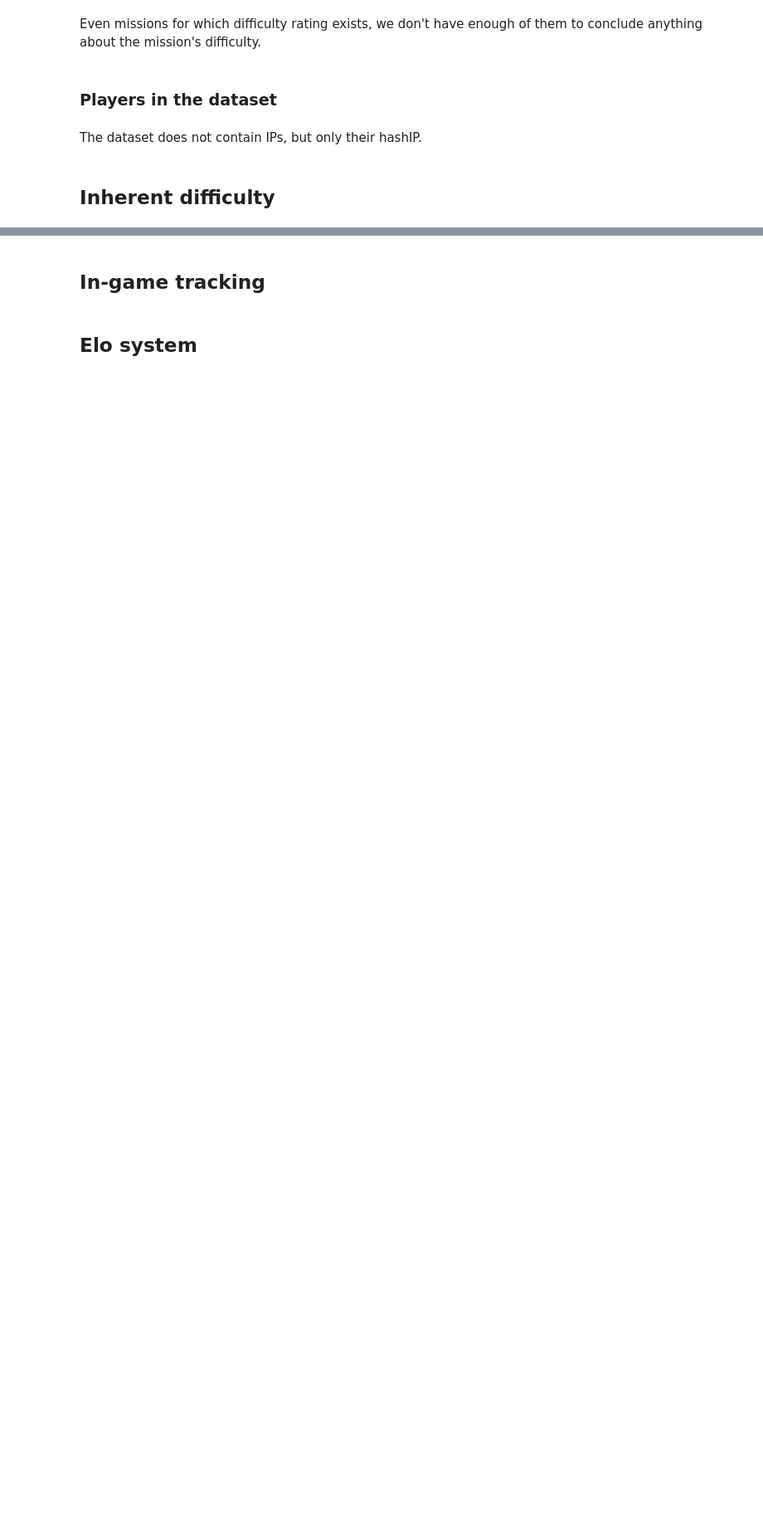
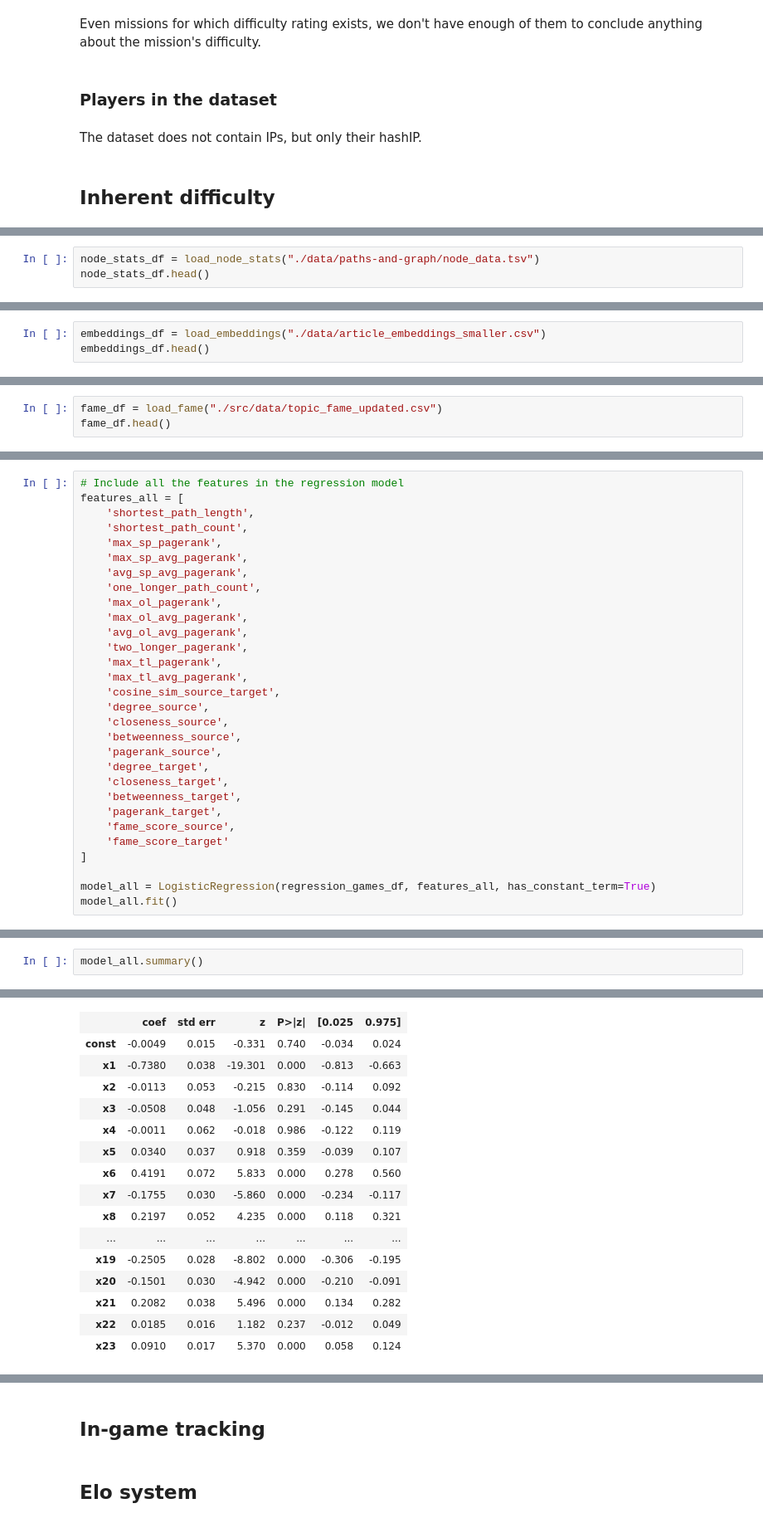
Before and after one commit to epfl-ada/ada-2024-project-outliars, a Jupyter notebook: results.ipynb, the cells around one changed output, grey strips where cells are left out. Shown at 83% size. Saved outputs shown, nothing was run; the diff lists cells and outputs as text; blank space fills up the shorter version.

```diff
--- a/results.ipynb
+++ b/results.ipynb
@@ -336,0 +351,3 @@ The dataset does not contain IPs, but only their hashIP.
+# %%
+node_stats_df = load_node_stats("./data/paths-and-graph/node_data.tsv")
+node_stats_df.head()
@@ -336,0 +363,3 @@ The dataset does not contain IPs, but only their hashIP.
+# %%
+embeddings_df = load_embeddings("./data/article_embeddings_smaller.csv")
+embeddings_df.head()
@@ -336,0 +375,3 @@ The dataset does not contain IPs, but only their hashIP.
+# %%
+fame_df = load_fame("./src/data/topic_fame_updated.csv")
+fame_df.head()
@@ -336,0 +444,30 @@ The dataset does not contain IPs, but only their hashIP.
+# %%
+# Include all the features in the regression model
+features_all = [
+    'shortest_path_length',
+    'shortest_path_count',
+    'max_sp_pagerank',
+    'max_sp_avg_pagerank',
+    'avg_sp_avg_pagerank',
+    'one_longer_path_count',
+    'max_ol_pagerank',
+    'max_ol_avg_pagerank',
+    'avg_ol_avg_pagerank',
+    'two_longer_pagerank',
+    'max_tl_pagerank',
+    'max_tl_avg_pagerank',
+    'cosine_sim_source_target',
+    'degree_source',
+    'closeness_source',
+    'betweenness_source',
+    'pagerank_source',
+    'degree_target',
+    'closeness_target',
+    'betweenness_target',
+    'pagerank_target',
+    'fame_score_source',
+    'fame_score_target'
+]
+
+model_all = LogisticRegression(regression_games_df, features_all, has_constant_term=True)
+model_all.fit()
@@ -336,0 +492,3 @@ The dataset does not contain IPs, but only their hashIP.
+# %%
+model_all.summary()
+# %% [output]
@@ -336,0 +503,16 @@ The dataset does not contain IPs, but only their hashIP.
+|  | coef | std err | z | P>|z| | [0.025 | 0.975] |
+| const | -0.0049 | 0.015 | -0.331 | 0.740 | -0.034 | 0.024 |
+| x1 | -0.7380 | 0.038 | -19.301 | 0.000 | -0.813 | -0.663 |
+| x2 | -0.0113 | 0.053 | -0.215 | 0.830 | -0.114 | 0.092 |
+| x3 | -0.0508 | 0.048 | -1.056 | 0.291 | -0.145 | 0.044 |
+| x4 | -0.0011 | 0.062 | -0.018 | 0.986 | -0.122 | 0.119 |
+| x5 | 0.0340 | 0.037 | 0.918 | 0.359 | -0.039 | 0.107 |
+| x6 | 0.4191 | 0.072 | 5.833 | 0.000 | 0.278 | 0.560 |
+| x7 | -0.1755 | 0.030 | -5.860 | 0.000 | -0.234 | -0.117 |
+| x8 | 0.2197 | 0.052 | 4.235 | 0.000 | 0.118 | 0.321 |
+| ... | ... | ... | ... | ... | ... | ... |
+| x19 | -0.2505 | 0.028 | -8.802 | 0.000 | -0.306 | -0.195 |
+| x20 | -0.1501 | 0.030 | -4.942 | 0.000 | -0.210 | -0.091 |
+| x21 | 0.2082 | 0.038 | 5.496 | 0.000 | 0.134 | 0.282 |
+| x22 | 0.0185 | 0.016 | 1.182 | 0.237 | -0.012 | 0.049 |
+| x23 | 0.0910 | 0.017 | 5.370 | 0.000 | 0.058 | 0.124 |
```
Also changed, not shown: parts of 20 cells of this notebook, 2 other files.
